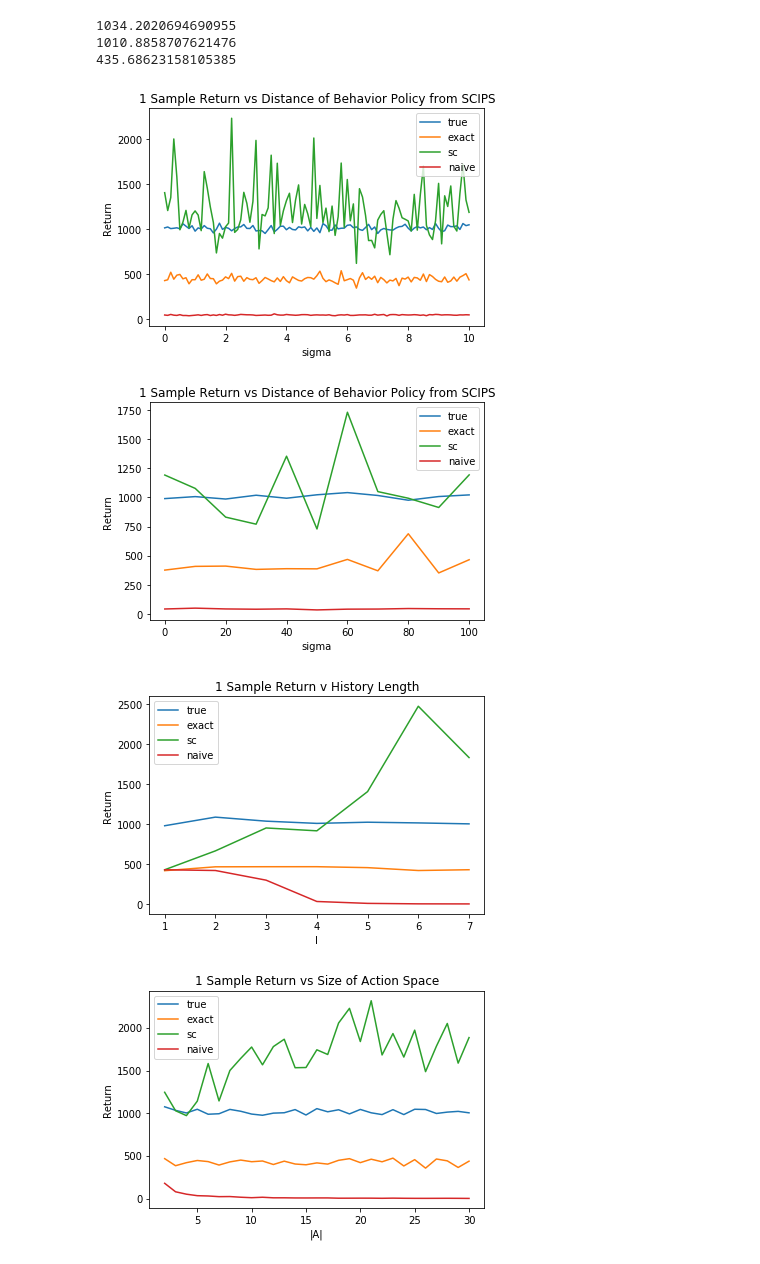
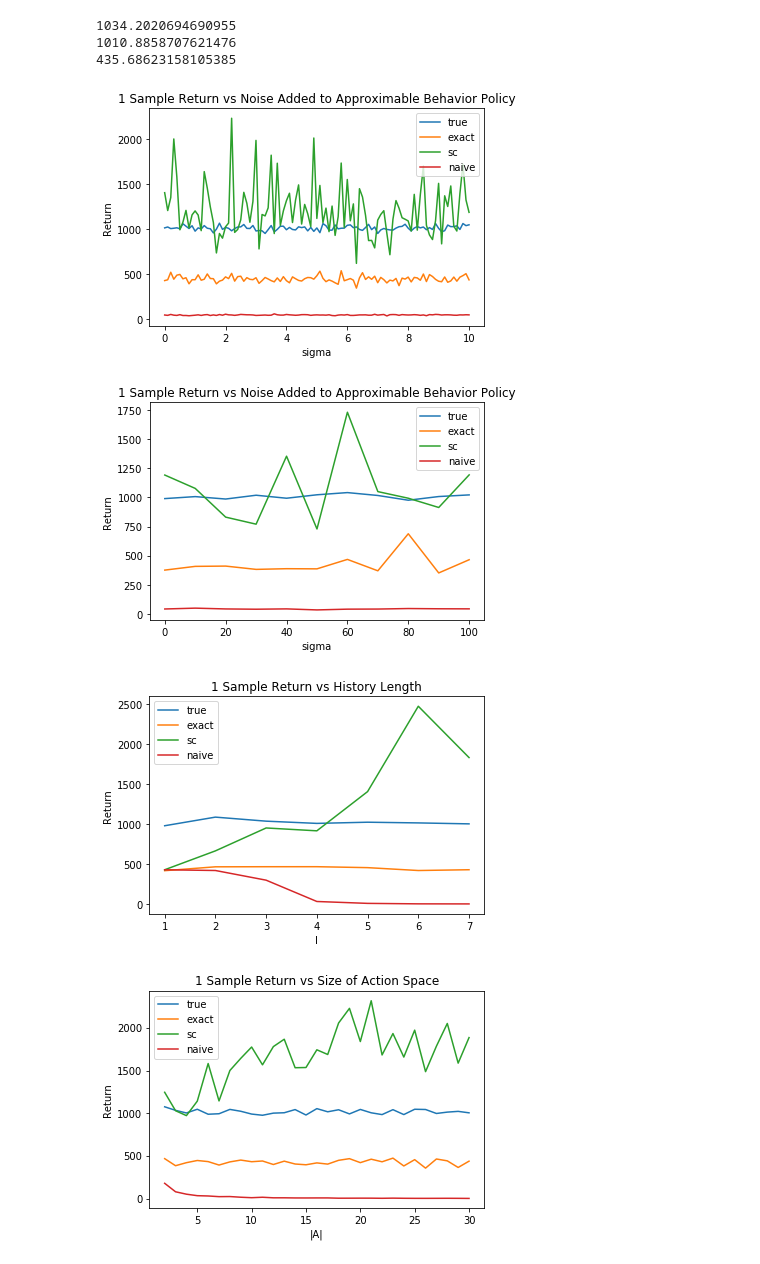
Before and after one commit to blepfo/RL-MDPs, a Jupyter notebook: Untitled.ipynb, the cells around one changed output. Drawn from its saved outputs; the diff is of its cells as text; code cells hidden in the pictures.

```diff
--- a/Untitled.ipynb
+++ b/Untitled.ipynb
@@ -106,15 +107,15 @@ print(np.mean(perfect_returns_100))
 # %%
 plt.plot([x / 10 for x in range(0, 101)], true_returns_sigma, label='true')
 plt.plot([x / 10 for x in range(0, 101)], perfect_returns_sigma, label='exact')
 plt.plot([x / 10 for x in range(0, 101)], sc_returns_sigma, label='sc')
 plt.plot([x / 10 for x in range(0, 101)], naive_returns_sigma, label='naive')
 plt.legend()
 plt.xlabel('sigma')
 plt.ylabel('Return')
-plt.title('1 Sample Return vs Distance of Behavior Policy from SCIPS')
+plt.title('1 Sample Return vs Noise Added to Approximable Behavior Policy')
 plt.show()
 # %% [output]
-[figure, old version]
+[figure, new version]
 # %%
 rmses_naive_sigma_wide = pickle.load(open('rmses_native_sigma_wide.pickle', 'rb'))
 rmses_sc_sigma_wide = pickle.load(open('rmses_sc_sigma_wide.pickle', 'rb'))
@@ -133,10 +134,10 @@ plt.plot([x * 10 for x in range(0, 11)], naive_returns_sigma_wide, label='naive'
 plt.legend()
 plt.xlabel('sigma')
 plt.ylabel('Return')
-plt.title('1 Sample Return vs Distance of Behavior Policy from SCIPS')
+plt.title('1 Sample Return vs Noise Added to Approximable Behavior Policy')
 plt.show()
 # %% [output]
-[figure, old version]
+[figure, new version]
 # %%
 rmses_naive_l = pickle.load(open('rmses_native_l.pickle', 'rb'))
 rmses_sc_l = pickle.load(open('rmses_sc_l.pickle', 'rb'))
@@ -155,10 +156,10 @@ plt.plot(range(1, 8), naive_returns_l, label='naive')
 plt.legend()
 plt.xlabel('l')
 plt.ylabel('Return')
-plt.title("1 Sample Return v History Length")
+plt.title("1 Sample Return vs History Length")
 plt.show()
 # %% [output]
-[figure, old version]
+[figure, new version]
 # %%
 rmses_naive_a = pickle.load(open('rmses_native_a.pickle', 'rb'))
 rmses_sc_a = pickle.load(open('rmses_sc_a.pickle', 'rb'))
```
Also changed, not shown: parts of 8 cells of this notebook, 1 other file.
